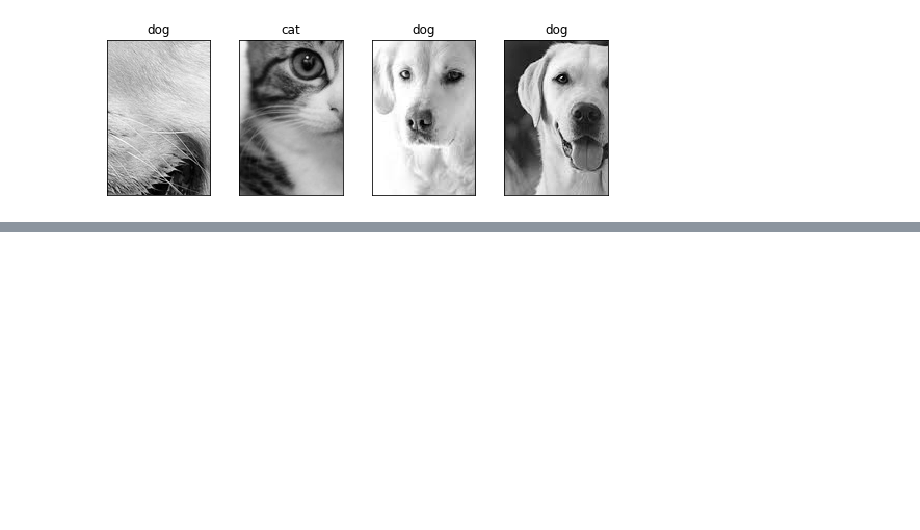
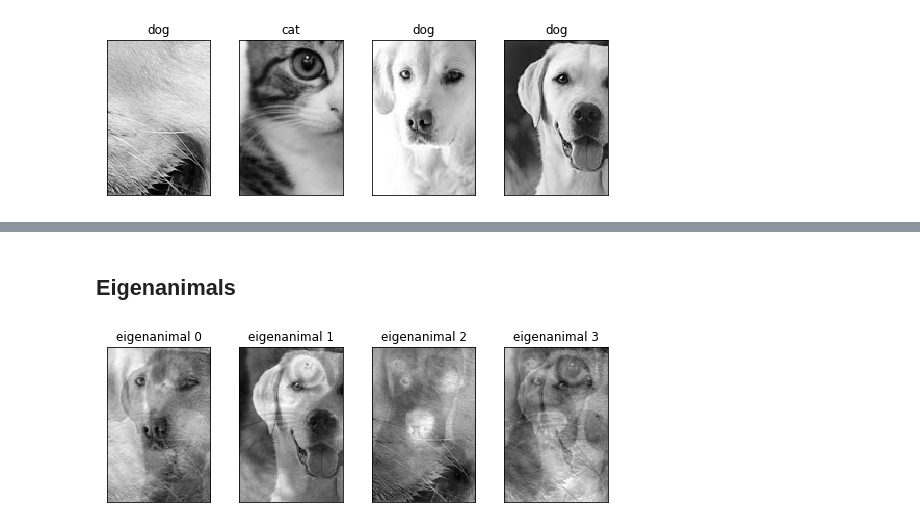
Before and after one commit to treilly94/ml_face_recognition, a Jupyter notebook: animal_recognition.ipynb, the cells around one changed output, grey strips where cells are left out. Cells and saved outputs as stored; diff of their text form; code cells hidden in the pictures; blank space fills up the shorter version.

```diff
--- a/animal_recognition.ipynb
+++ b/animal_recognition.ipynb
@@ -134,0 +166,7 @@ plot_gallery(X_train, y_train, h, w, n_row=1, y_names=target_names)
+# %% [markdown]
+## Eigenanimals
+# %%
+eigenanimal_titles = ["eigenanimal %d" % i for i in range(eigenanimals.shape[0])]
+plot_gallery(eigenanimals, eigenanimal_titles, h, w, n_row=1, n_col=4)
+# %% [output]
+[figure, added]
```
Also changed, not shown: parts of 10 cells of this notebook.
